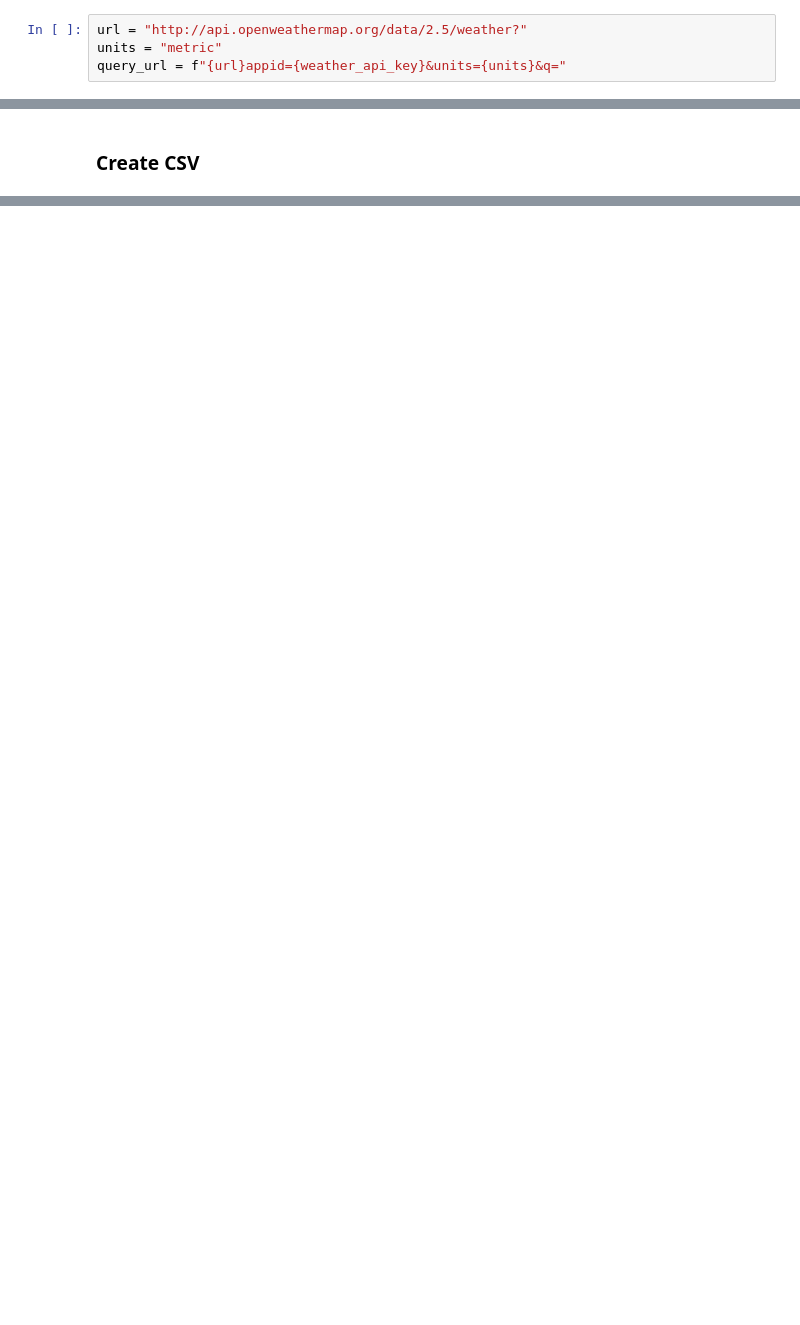
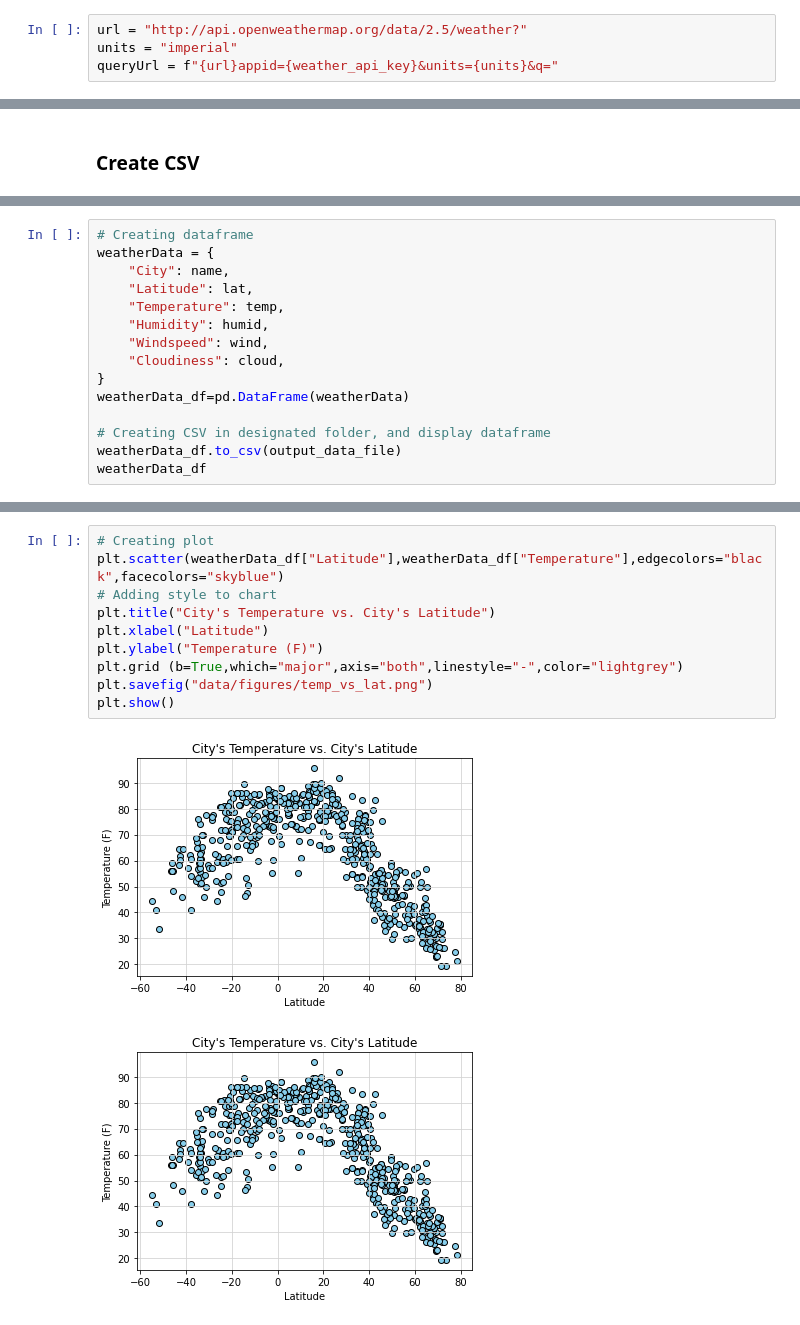
Before and after one commit to chelseakno/weather_api, a Jupyter notebook: weatherPy.ipynb, the cells around one changed output, grey strips where cells are left out. Drawn from its saved outputs; the diff is of its cells as text; blank space fills up the shorter version.

Commit message:
Adding dataframe, scatter plots, and new folders.

```diff
--- a/weatherPy.ipynb
+++ b/weatherPy.ipynb
@@ -49,4 +49,4 @@ len(cities)
 # %%
 url = "http://api.openweathermap.org/data/2.5/weather?"
-units = "metric"
-query_url = f"{url}appid={weather_api_key}&units={units}&q="
+units = "imperial"
+queryUrl = f"{url}appid={weather_api_key}&units={units}&q="
@@ -111,0 +118,15 @@ The cloudiness information received is: [75, 20, 100, 40, 98, 20, 20, 40, 78, 10
+# %%
+# Creating dataframe
+weatherData = {
+    "City": name,
+    "Latitude": lat,
+    "Temperature": temp,
+    "Humidity": humid,
+    "Windspeed": wind,
+    "Cloudiness": cloud,
+}
+weatherData_df=pd.DataFrame(weatherData)
+
+# Creating CSV in designated folder, and display dataframe
+weatherData_df.to_csv(output_data_file)
+weatherData_df
@@ -111,0 +181,13 @@ The cloudiness information received is: [75, 20, 100, 40, 98, 20, 20, 40, 78, 10
+# %%
+# Creating plot
+plt.scatter(weatherData_df["Latitude"],weatherData_df["Temperature"],edgecolors="black",facecolors="skyblue")
+# Adding style to chart
+plt.title("City's Temperature vs. City's Latitude")
+plt.xlabel("Latitude")
+plt.ylabel("Temperature (F)")
+plt.grid (b=True,which="major",axis="both",linestyle="-",color="lightgrey")
+plt.savefig("data/figures/temp_vs_lat.png")
+plt.show()
+# %% [output]
+[figure, added]
+[figure, added]
```
Also changed, not shown: parts of 16 cells of this notebook, 6 other files.
